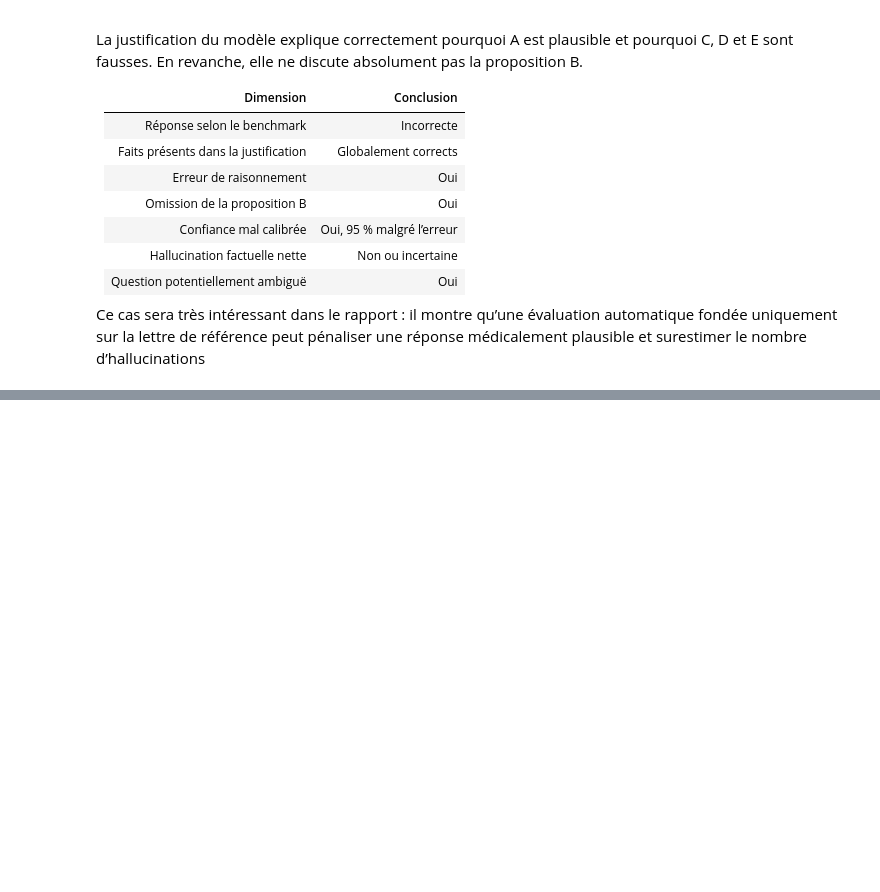
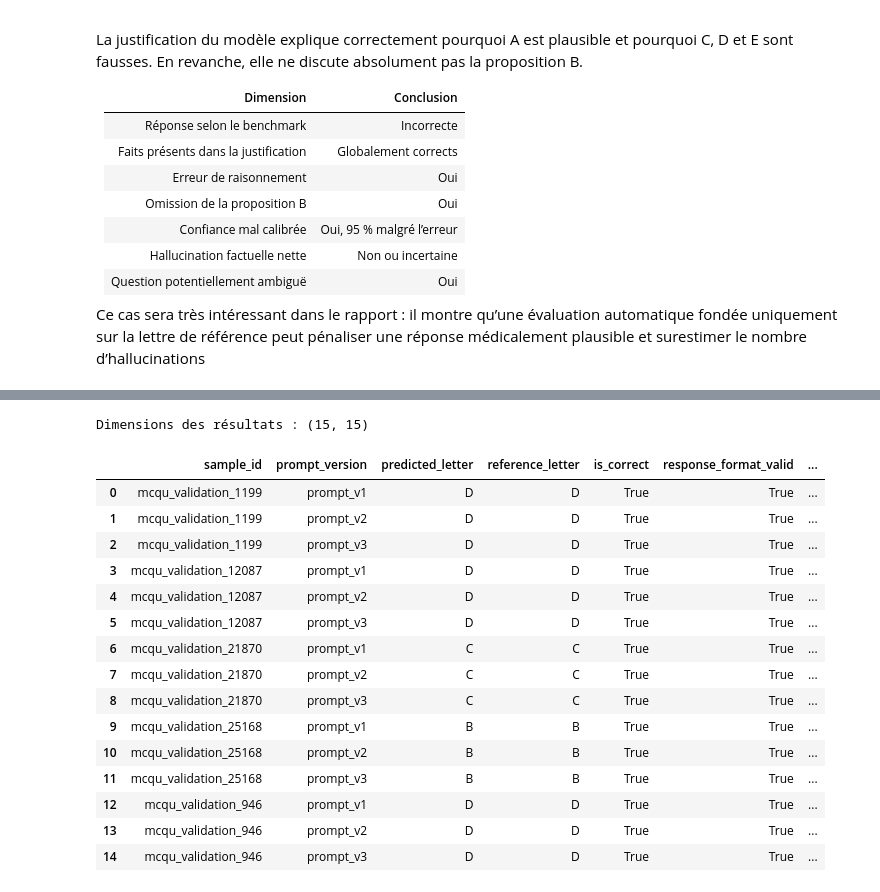
Before and after one commit to cmanell/Medical-LLM-Hallucination-Detection-System, a Jupyter notebook: notebooks/03_test_prompts.ipynb, the cells around one changed output, grey strips where cells are left out. Saved outputs shown, nothing was run; the diff lists cells and outputs as text; code cells hidden in the pictures; blank space fills up the shorter version.

```diff
--- a/notebooks/03_test_prompts.ipynb
+++ b/notebooks/03_test_prompts.ipynb
@@ -1067,0 +1151,8 @@ Ce cas sera très intéressant dans le rapport : il montre qu’une évaluation
+# %%
+from openai import OpenAI
+openai_api_key = os.getenv(
+    "OPENAI_API_KEY"
+)
+openai_client = OpenAI(
+    api_key=openai_api_key
+)
@@ -1067,0 +1327,11 @@ Ce cas sera très intéressant dans le rapport : il montre qu’une évaluation
+# %%
+import time
+
+OPENAI_MODEL = (
+    "gpt-5.4-mini-2026-03-17"
+)
+# ajoutons un delai d'attente entre 2 envoies pour éviter les erreurs de rate limit
+# pour le test
+OPENAI_PAUSE_SECONDS = 1
+
+openai_pilot_results = []
@@ -1067,0 +1398,48 @@ Ce cas sera très intéressant dans le rapport : il montre qu’une évaluation
+# %%
+# conversion en dataframe et controle
+df_openai_pilot_results = pd.DataFrame(
+    openai_pilot_results
+)
+
+df_openai_pilot_results = df_openai_pilot_results[
+    result_columns
+]
+
+print(
+    "Dimensions des résultats :",
+    df_openai_pilot_results.shape
+)
+
+display(
+    df_openai_pilot_results[
+        [
+            "sample_id",
+            "prompt_version",
+            "predicted_letter",
+            "reference_letter",
+            "is_correct",
+            "response_format_valid",
+            "declared_confidence",
+            "latency_seconds",
+            "generation_error",
+        ]
+    ]
+)
+# %% [output]
+Dimensions des résultats : (15, 15)
+|  | sample_id | prompt_version | predicted_letter | reference_letter | is_correct | response_format_valid | ... |
+| 0 | mcqu_validation_1199 | prompt_v1 | D | D | True | True | ... |
+| 1 | mcqu_validation_1199 | prompt_v2 | D | D | True | True | ... |
+| 2 | mcqu_validation_1199 | prompt_v3 | D | D | True | True | ... |
+| 3 | mcqu_validation_12087 | prompt_v1 | D | D | True | True | ... |
+| 4 | mcqu_validation_12087 | prompt_v2 | D | D | True | True | ... |
+| 5 | mcqu_validation_12087 | prompt_v3 | D | D | True | True | ... |
+| 6 | mcqu_validation_21870 | prompt_v1 | C | C | True | True | ... |
+| 7 | mcqu_validation_21870 | prompt_v2 | C | C | True | True | ... |
+| 8 | mcqu_validation_21870 | prompt_v3 | C | C | True | True | ... |
+| 9 | mcqu_validation_25168 | prompt_v1 | B | B | True | True | ... |
+| 10 | mcqu_validation_25168 | prompt_v2 | B | B | True | True | ... |
+| 11 | mcqu_validation_25168 | prompt_v3 | B | B | True | True | ... |
+| 12 | mcqu_validation_946 | prompt_v1 | D | D | True | True | ... |
+| 13 | mcqu_validation_946 | prompt_v2 | D | D | True | True | ... |
+| 14 | mcqu_validation_946 | prompt_v3 | D | D | True | True | ... |
```
Also changed, not shown: parts of 70 cells of this notebook, 7 other files.
